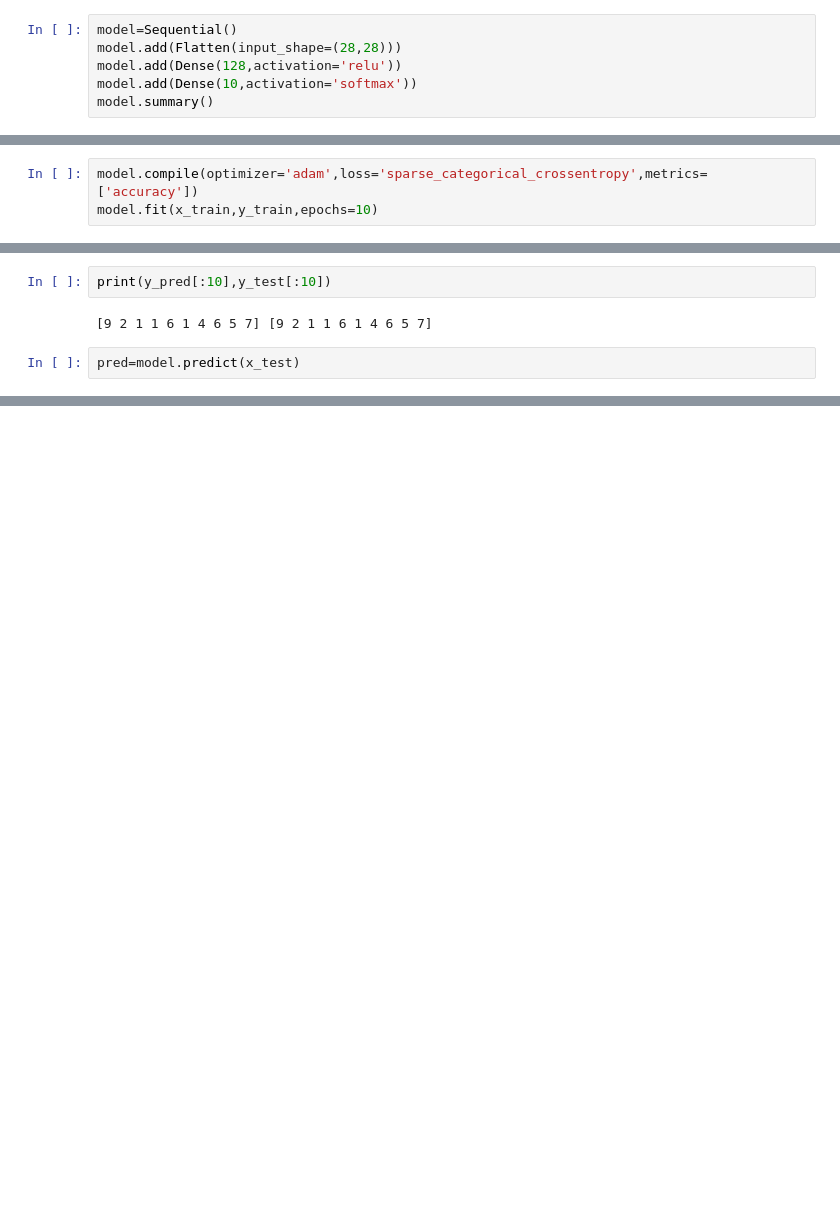
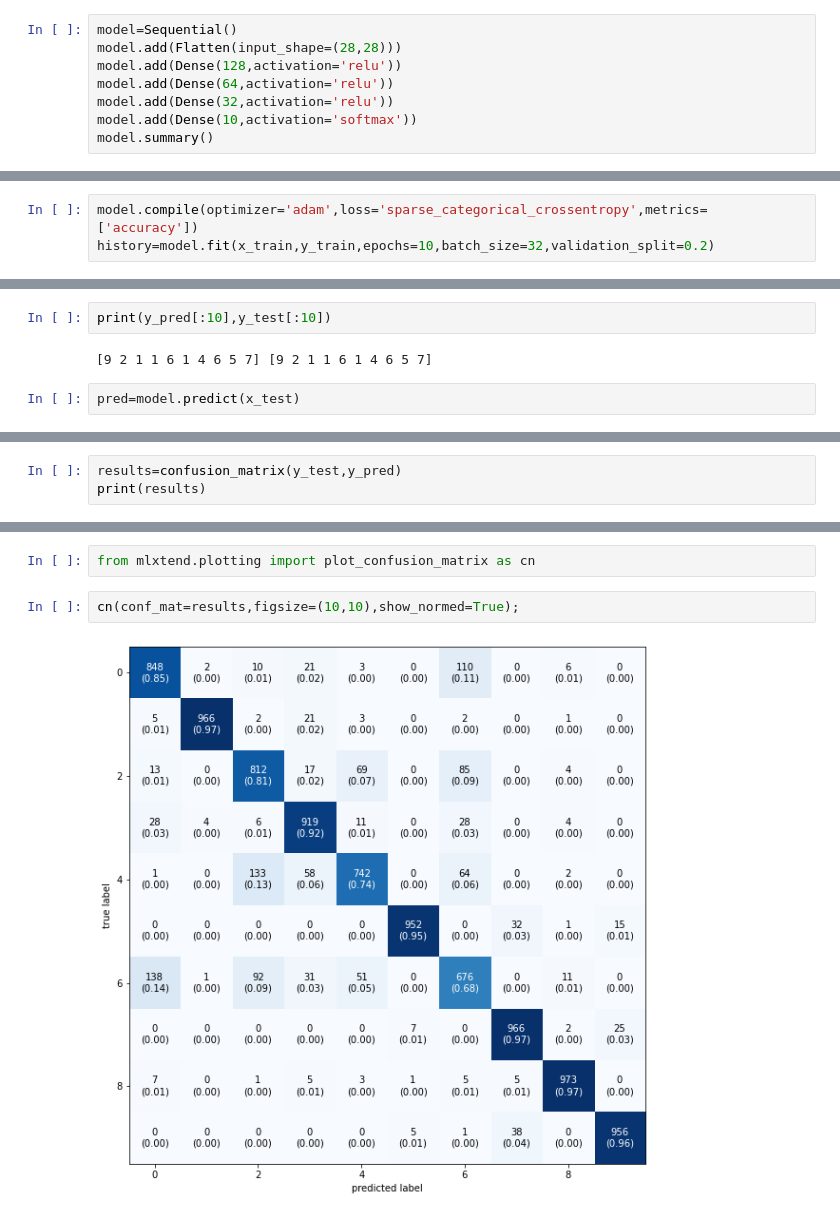
Before and after one commit to Tahir7044/machine-learning, a Jupyter notebook: mnist.ipynb, the cells around one changed output, grey strips where cells are left out. Drawn from its saved outputs; the diff is of its cells as text; blank space fills up the shorter version.

```diff
--- a/mnist.ipynb
+++ b/mnist.ipynb
@@ -49,5 +47,7 @@ from tensorflow.keras.layers import Flatten,Dense
 model=Sequential()
 model.add(Flatten(input_shape=(28,28)))
 model.add(Dense(128,activation='relu'))
+model.add(Dense(64,activation='relu'))
+model.add(Dense(32,activation='relu'))
 model.add(Dense(10,activation='softmax'))
 model.summary()
@@ -54,3 +73,3 @@ model.summary()
 # %%
 model.compile(optimizer='adam',loss='sparse_categorical_crossentropy',metrics=['accuracy'])
-model.fit(x_train,y_train,epochs=10)
+history=model.fit(x_train,y_train,epochs=10,batch_size=32,validation_split=0.2)
@@ -83 +143,4 @@ print(np.argmax(pred[0]))
 9
+# %%
+results=confusion_matrix(y_test,y_pred)
+print(results)
@@ -83,0 +158,6 @@ print(np.argmax(pred[0]))
+# %%
+from mlxtend.plotting import plot_confusion_matrix as cn
+# %%
+cn(conf_mat=results,figsize=(10,10),show_normed=True);
+# %% [output]
+[figure, added]
```
Also changed, not shown: parts of 14 cells of this notebook.
